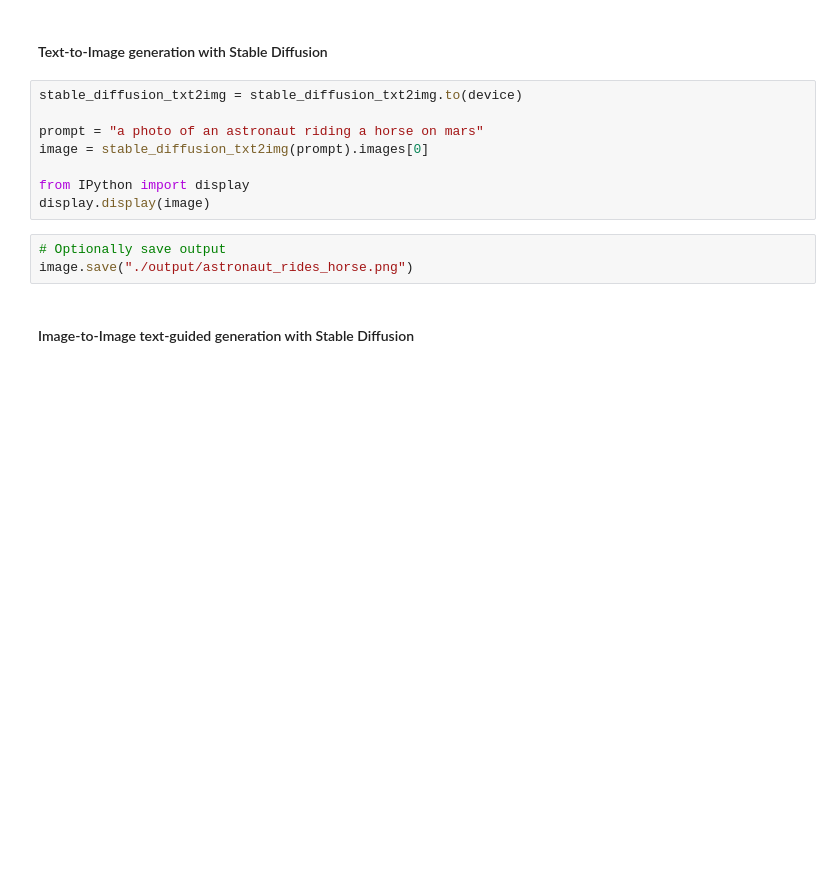
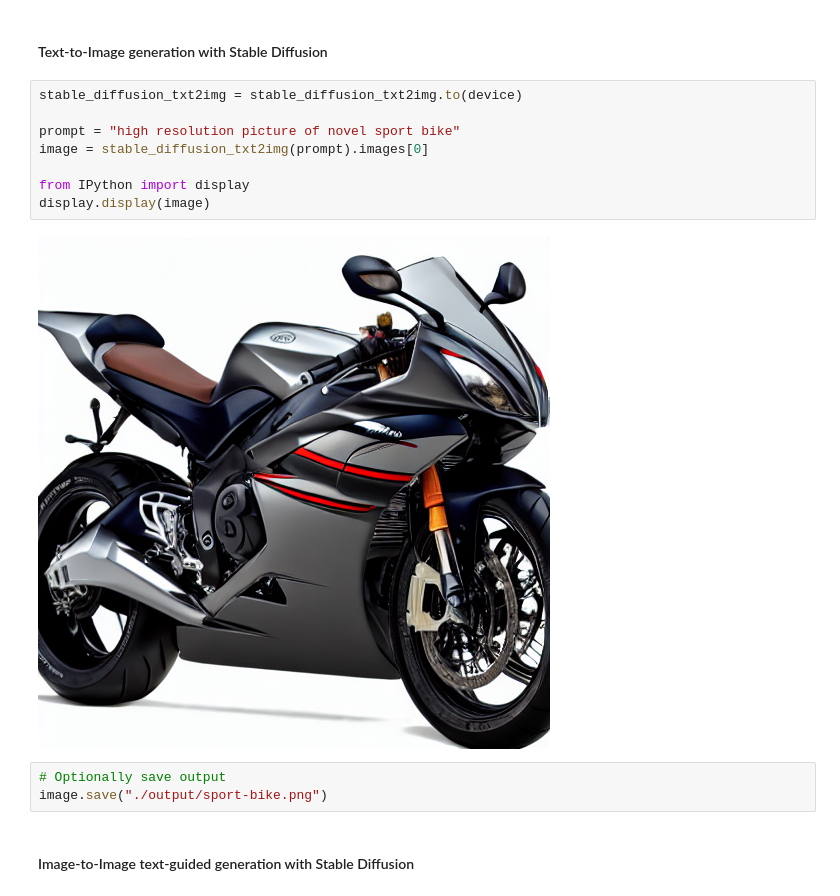
Before and after one commit to nylakhalil/oggora, a Jupyter notebook: pytorch/share/diffusers/diffusers.ipynb, the cells around one changed output. Drawn from its saved outputs; the diff is of its cells as text; blank space fills up the shorter version.

```diff
--- a/pytorch/share/diffusers/diffusers.ipynb
+++ b/pytorch/share/diffusers/diffusers.ipynb
@@ -42,13 +86,15 @@ stable_diffusion_img2img = StableDiffusionImg2ImgPipeline(**components)
 # %%
 stable_diffusion_txt2img = stable_diffusion_txt2img.to(device)
 
-prompt = "a photo of an astronaut riding a horse on mars"
+prompt = "high resolution picture of novel sport bike"
 image = stable_diffusion_txt2img(prompt).images[0]
 
 from IPython import display
 display.display(image)
+# %% [output]
+[figure, added]
 # %%
 # Optionally save output
-image.save("./output/astronaut_rides_horse.png")
+image.save("./output/sport-bike.png")
 # %% [markdown]
  #### Image-to-Image text-guided generation with Stable Diffusion
```
Also changed, not shown: parts of 10 cells of this notebook, 6 other files.
